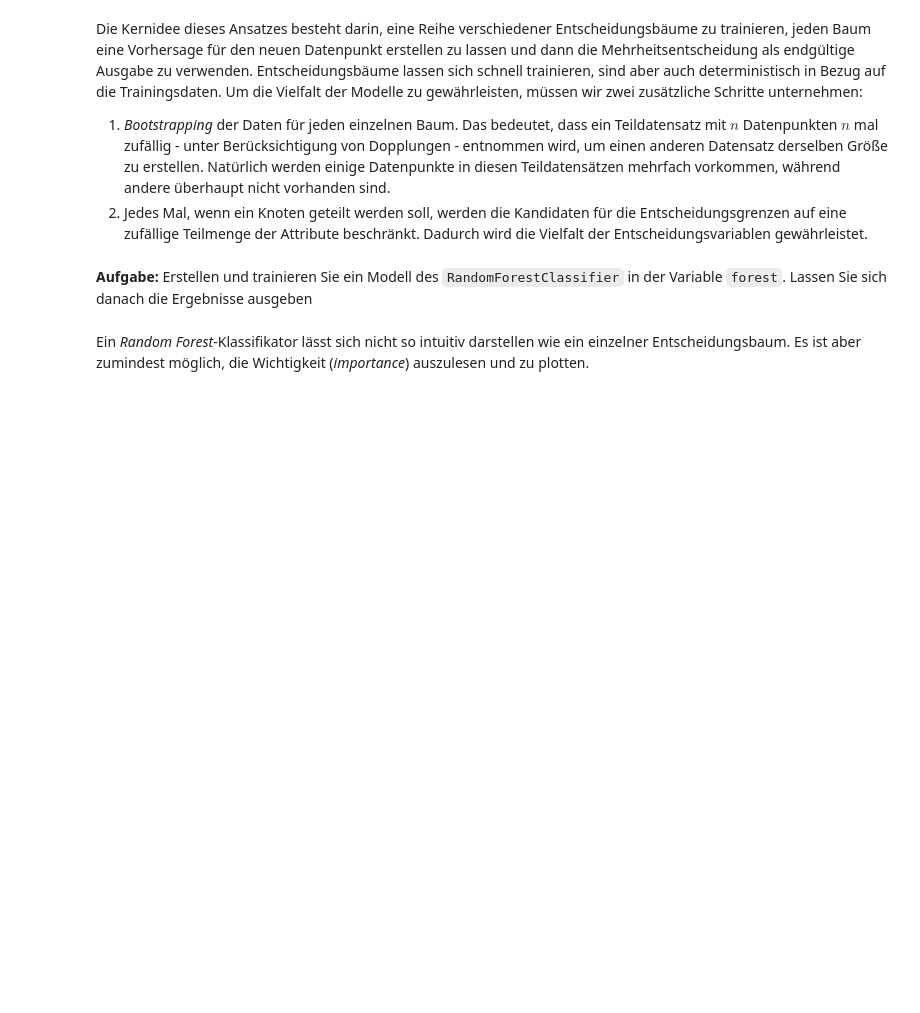
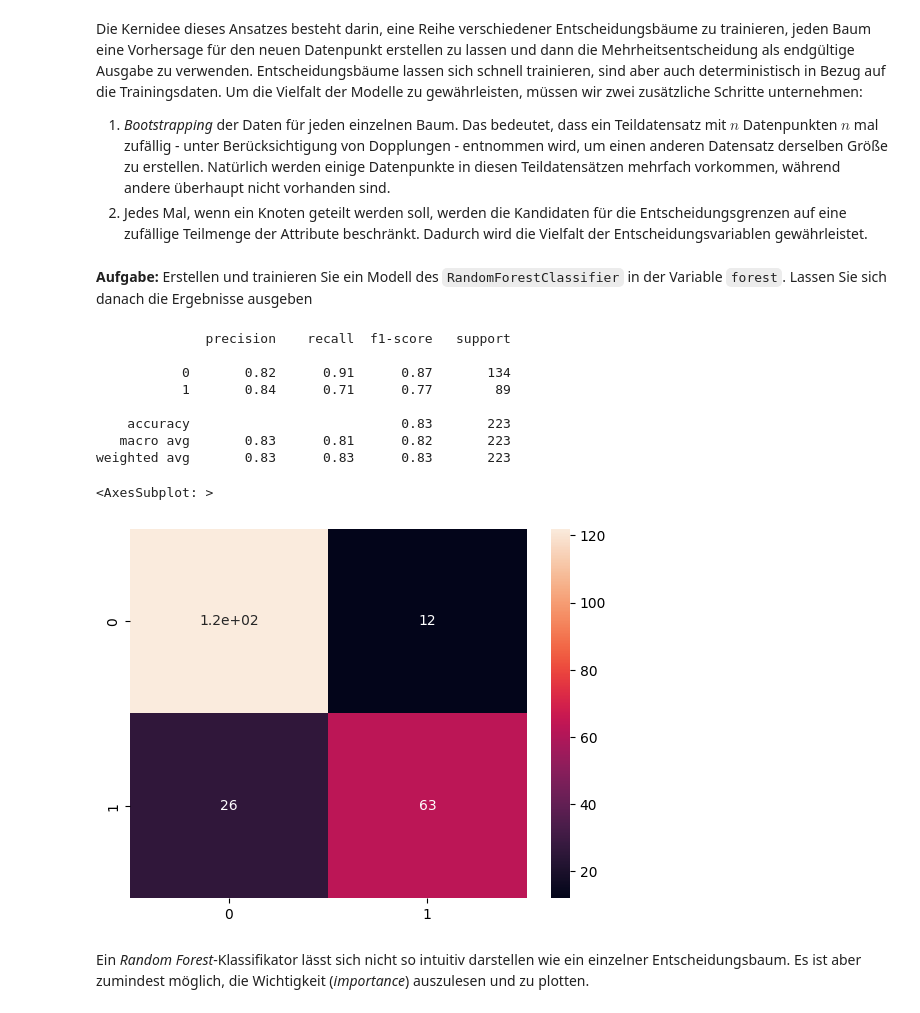
Before and after one commit to romanziske/data-science-course, a Jupyter notebook: supervised-learning/EDS_supervised_ML_Tutorial.ipynb, the cells around one changed output. Drawn from its saved outputs; the diff is of its cells as text; code cells hidden in the pictures; blank space fills up the shorter version.

```diff
--- a/supervised-learning/EDS_supervised_ML_Tutorial.ipynb
+++ b/supervised-learning/EDS_supervised_ML_Tutorial.ipynb
@@ -126,3 +247,6 @@ df.fillna({'Embarked_Q':'0', 'Embarked_C':'0', 'Embarked_S':'0'}, inplace=True)
 Auch das Alter (*Age*) ist bei einigen Passagieren unbekannt. Anstatt das Alter auf 0 zu setzen (so viele Neugeborene würden unsere Algorithmen mit Sicherheit verwirren), setzen Sie das Durchschnittsalter der Titanic-Passagiere ein.
 # %% [markdown]
 **Aufgabe:** Ersetzen Sie alle fehlenden Einträge in der Spalte Alter durch das Durchschnittsalter der Passagiere
+# %%
+mean_age = df.Age.mean()
+df["Age"].fillna(mean_age, inplace=True)
@@ -228,3 +466,24 @@ forest = None
+# %%
+forest = RandomForestClassifier()
+
+#Train the model using the training sets y_pred=clf.predict(X_test)
+forest.fit(X_train,y_train)
+
+predictions = forest.predict(X_test)
+
+print(classification_report(y_test, predictions))
+sns.heatmap(confusion_matrix(y_test, predictions), annot=True)
+# %% [output]
+              precision    recall  f1-score   support
+
+           0       0.82      0.91      0.87       134
+           1       0.84      0.71      0.77        89
+
+    accuracy                           0.83       223
+   macro avg       0.83      0.81      0.82       223
+weighted avg       0.83      0.83      0.83       223
+<AxesSubplot: >
+[figure, added]
 # %% [markdown]
 Ein *Random Forest*-Klassifikator lässt sich nicht so intuitiv darstellen wie ein einzelner Entscheidungsbaum. Es ist aber zumindest möglich, die Wichtigkeit (*importance*) auszulesen und zu plotten.
 # %%
```
Also changed, not shown: parts of 36 cells of this notebook.
